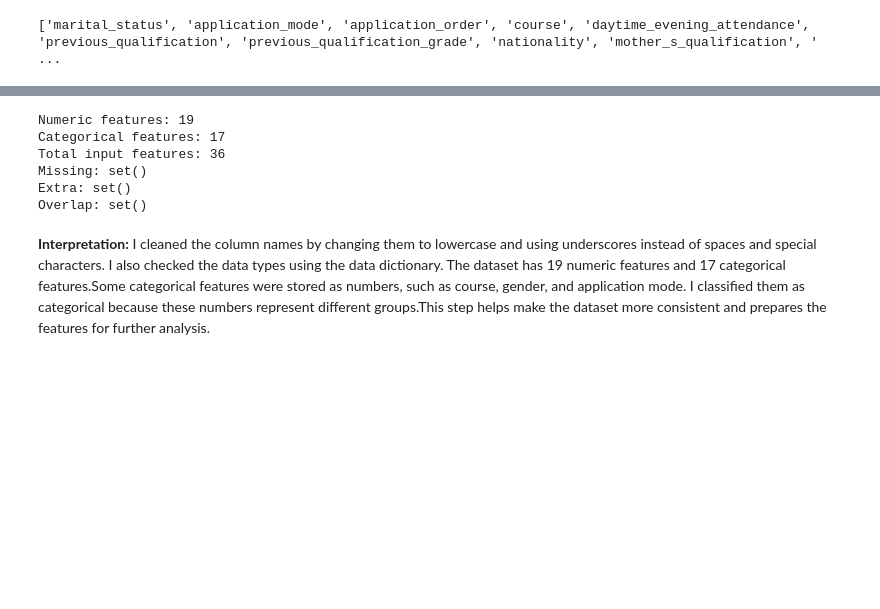
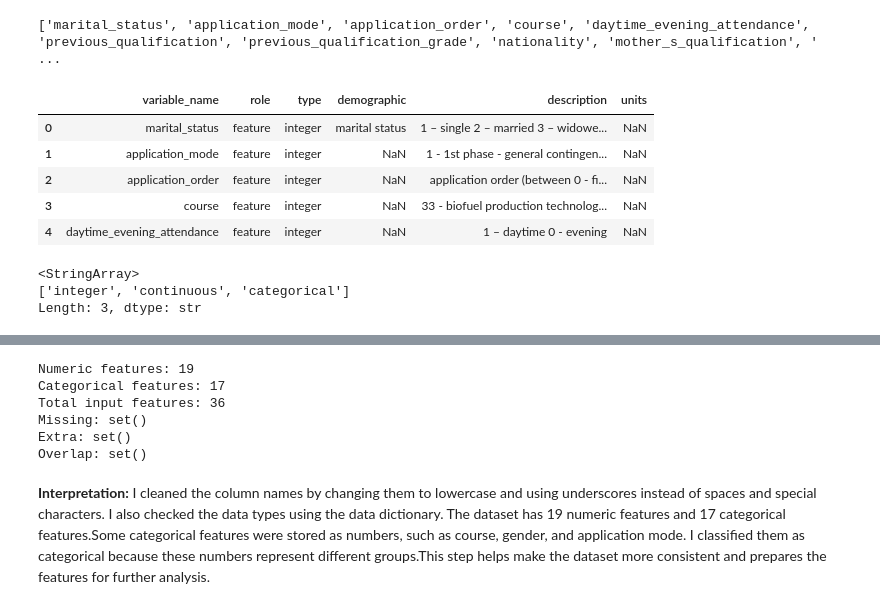
Before and after one commit to 2026328-Dashzeveg-Purevtogtokh/Data-Preparation-Sep26, a Jupyter notebook: notebooks/Dashzeveg_Purevtogtokh_DPrepHDip_CA1.ipynb, the cells around one changed output, grey strips where cells are left out. Saved outputs shown, nothing was run; the diff lists cells and outputs as text; code cells hidden in the pictures; blank space fills up the shorter version.

Commit message:
Convert data types according to data dictionary

```diff
--- a/notebooks/Dashzeveg_Purevtogtokh_DPrepHDip_CA1.ipynb
+++ b/notebooks/Dashzeveg_Purevtogtokh_DPrepHDip_CA1.ipynb
@@ -236,3 +222,18 @@ dictionary["variable_name"] = dictionary["variable_name"].replace(
 print(dictionary["variable_name"].tolist())
 # %% [output]
 ['marital_status', 'application_mode', 'application_order', 'course', 'daytime_evening_attendance', 'previous_qualification', 'previous_qualification_grade', 'nationality', 'mother_s_qualification', ' ...
+# %%
+dictionary.head()
+# %% [output]
+|  | variable_name | role | type | demographic | description | units |
+| 0 | marital_status | feature | integer | marital status | 1 – single 2 – married 3 – widowe... | NaN |
+| 1 | application_mode | feature | integer | NaN | 1 - 1st phase - general contingen... | NaN |
+| 2 | application_order | feature | integer | NaN | application order (between 0 - fi... | NaN |
+| 3 | course | feature | integer | NaN | 33 - biofuel production technolog... | NaN |
+| 4 | daytime_evening_attendance | feature | integer | NaN | 1 – daytime 0 - evening | NaN |
+# %%
+print(dictionary["type"].unique())
+# %% [output]
+<StringArray>
+['integer', 'continuous', 'categorical']
+Length: 3, dtype: str
```
Also changed, not shown: parts of 26 cells of this notebook.
